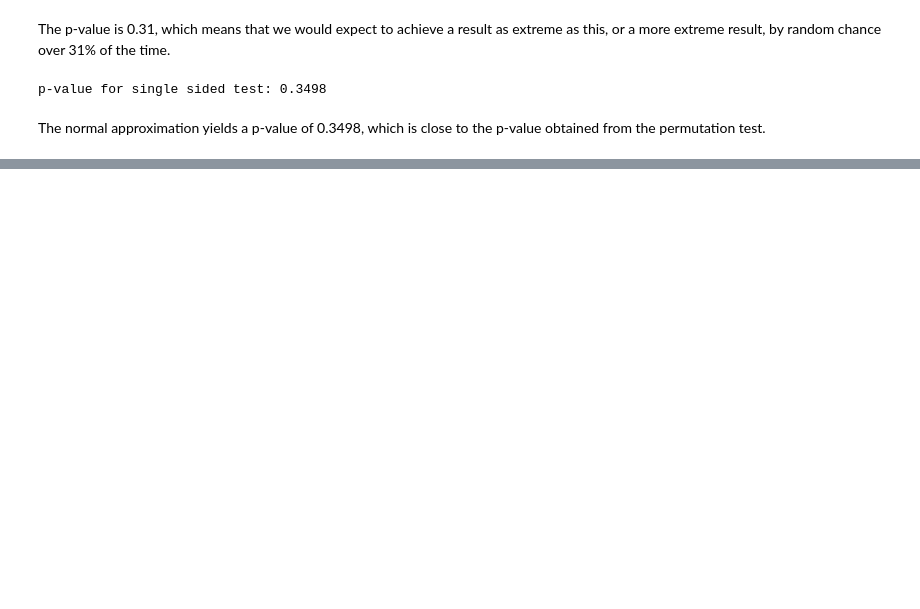
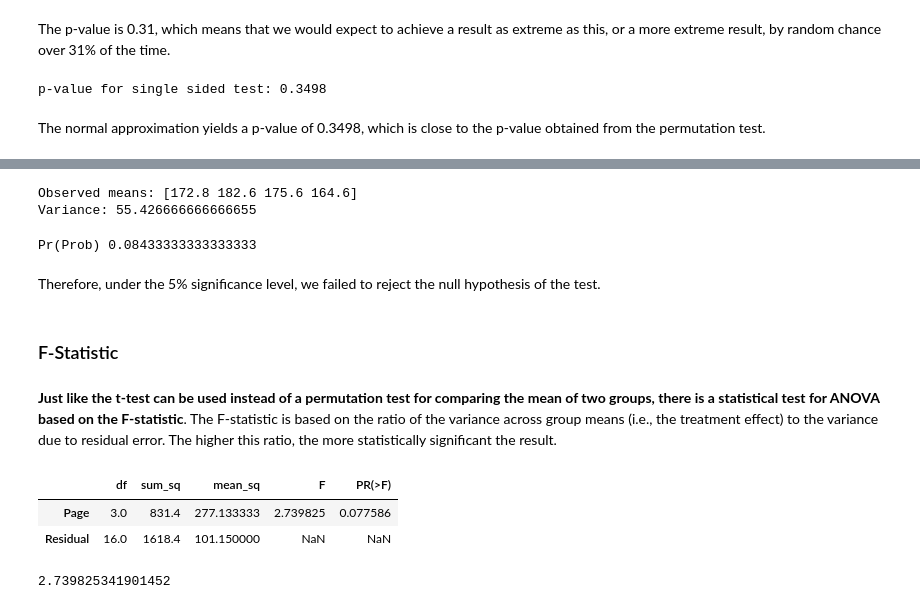
Before and after one commit to alexandrehsd/practical-statistics-notes, a Jupyter notebook: python/ch03_statistical_experiments_and_significance_testing.ipynb, the cells around one changed output, grey strips where cells are left out. Drawn from its saved outputs; the diff is of its cells as text; code cells hidden in the pictures; blank space fills up the shorter version.

```diff
--- a/python/ch03_statistical_experiments_and_significance_testing.ipynb
+++ b/python/ch03_statistical_experiments_and_significance_testing.ipynb
@@ -265,0 +337,8 @@ The normal approximation yields a p-value of 0.3498, which is close to the p-val
+# %%
+observed_variance = four_sessions.groupby("Page").mean().var()[0]
+
+print('Observed means:', four_sessions.groupby('Page').mean().values.ravel())
+print('Variance:', observed_variance)
+# %% [output]
+Observed means: [172.8 182.6 175.6 164.6]
+Variance: 55.426666666666655
@@ -265,0 +350,12 @@ The normal approximation yields a p-value of 0.3498, which is close to the p-val
+# %%
+np.random.seed(1)
+permutation_var = [permutation_test_anova(four_sessions) for _ in range(3000)]
+print('Pr(Prob)', np.mean([var > observed_variance for var in permutation_var]))
+# %% [output]
+Pr(Prob) 0.08433333333333333
+# %% [markdown]
+Therefore, under the 5% significance level, we failed to reject the null hypothesis of the test.
+# %% [markdown]
+### F-Statistic
+# %% [markdown]
+**Just like the t-test can be used instead of a permutation test for comparing the mean of two groups, there is a statistical test for ANOVA based on the F-statistic**. The F-statistic is based on the ratio of the variance across group means (i.e., the treatment effect) to the variance due to residual error. The higher this ratio, the more statistically significant the result.
@@ -265,0 +365,14 @@ The normal approximation yields a p-value of 0.3498, which is close to the p-val
+# %%
+model = smf.ols("Time ~ Page", data=four_sessions).fit()
+
+aov_table = sm.stats.anova_lm(model)
+aov_table
+# %% [output]
+|  | df | sum_sq | mean_sq | F | PR(>F) |
+| Page | 3.0 | 831.4 | 277.133333 | 2.739825 | 0.077586 |
+| Residual | 16.0 | 1618.4 | 101.150000 | NaN | NaN |
+# %%
+# F value
+aov_table["mean_sq"][0] / aov_table["mean_sq"][1]
+# %% [output]
+2.739825341901452
```
Also changed, not shown: parts of 35 cells of this notebook.
